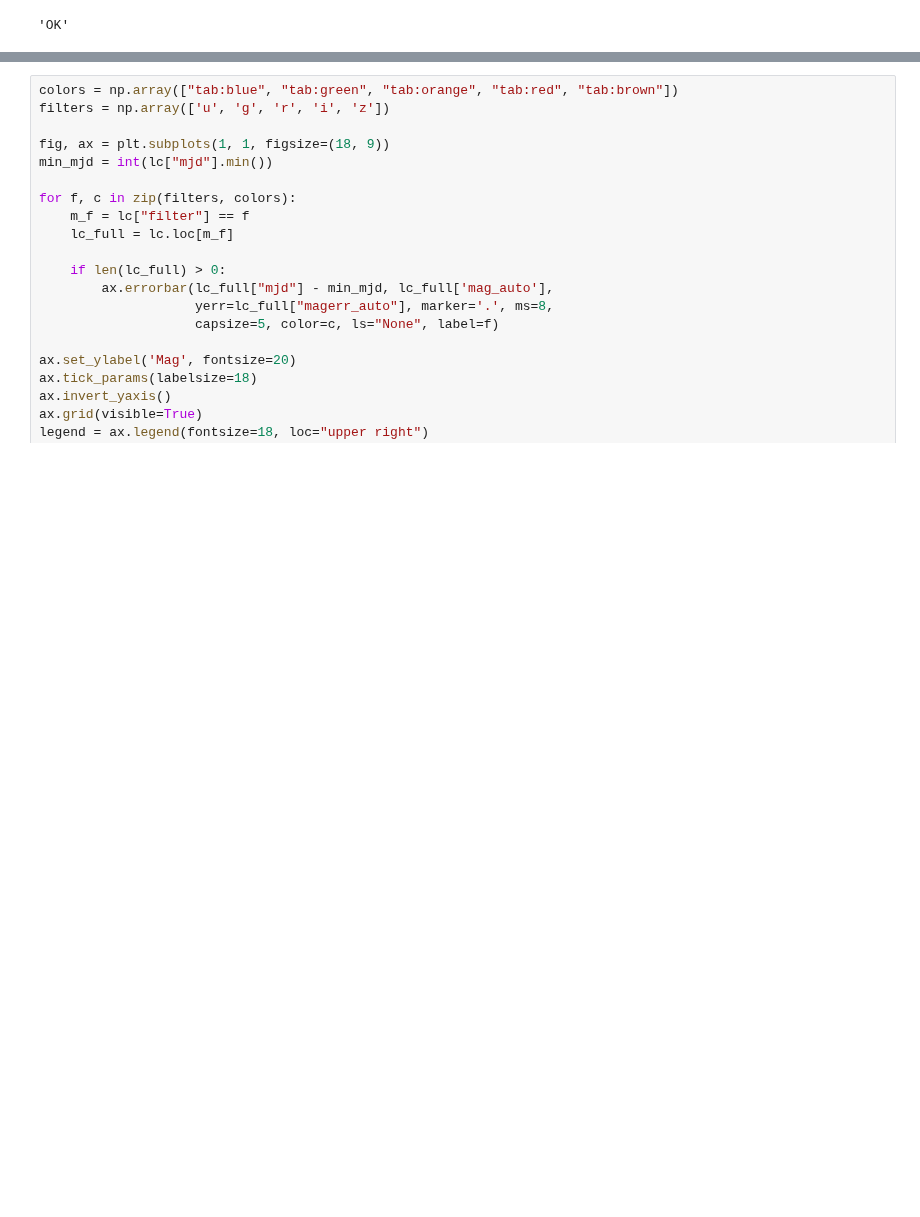
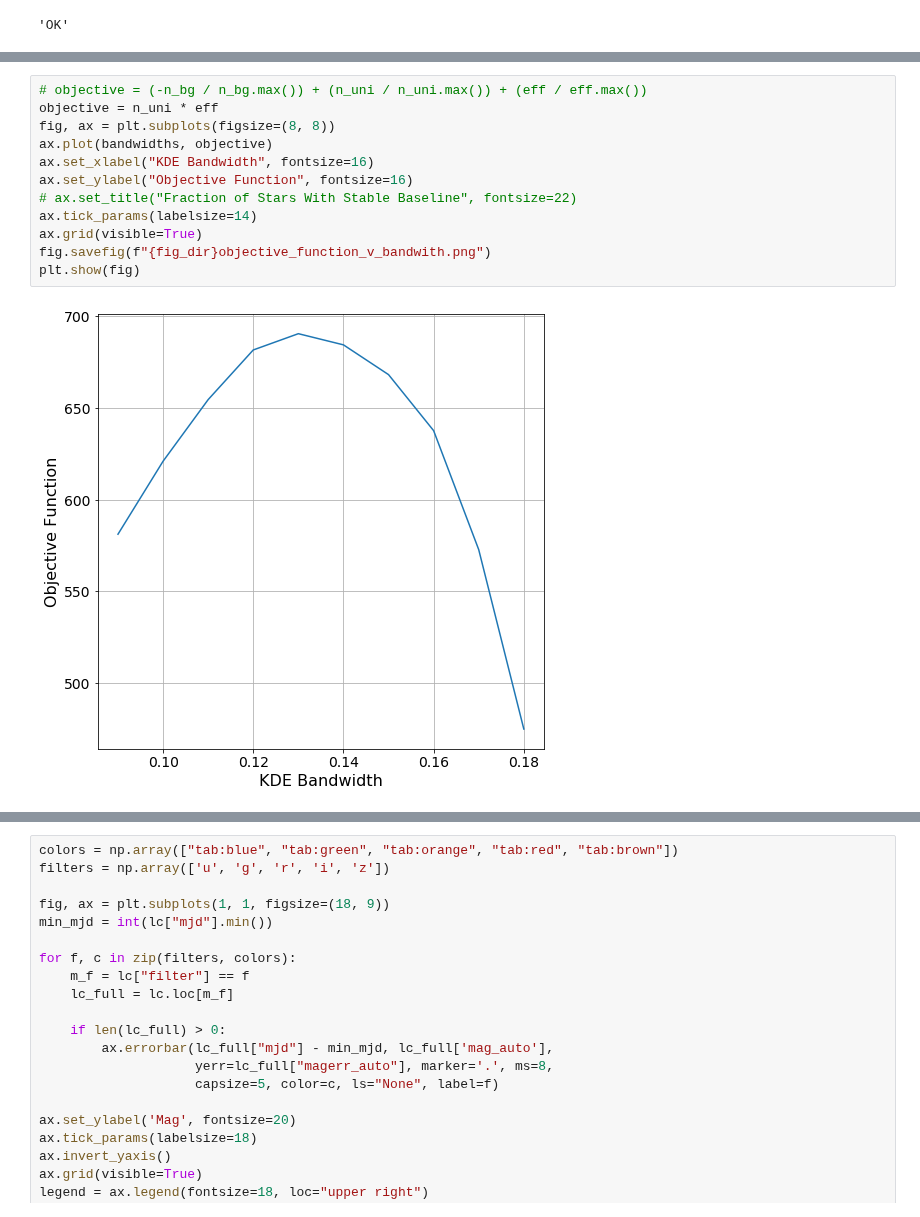
Before and after one commit to adriansh95/StringMicrolensing, a Jupyter notebook: inject_signal_nsc.ipynb, the cells around one changed output, grey strips where cells are left out. Drawn from its saved outputs; the diff is of its cells as text; blank space fills up the shorter version.

```diff
--- a/inject_signal_nsc.ipynb
+++ b/inject_signal_nsc.ipynb
@@ -163,3 +147,17 @@ qc.query(sql=qq, out="mydb://stable_lmc_ids2", timeout=1200)
+# %%
+# objective = (-n_bg / n_bg.max()) + (n_uni / n_uni.max()) + (eff / eff.max())
+objective = n_uni * eff
+fig, ax = plt.subplots(figsize=(8, 8))
+ax.plot(bandwidths, objective)
+ax.set_xlabel("KDE Bandwidth", fontsize=16)
+ax.set_ylabel("Objective Function", fontsize=16)
+# ax.set_title("Fraction of Stars With Stable Baseline", fontsize=22)
+ax.tick_params(labelsize=14)
+ax.grid(visible=True)
+fig.savefig(f"{fig_dir}objective_function_v_bandwith.png")
+plt.show(fig)
+# %% [output]
+[figure, added]
 # %%
 # bw = 0.11
 # batch_size = int(1e5)
```
Also changed, not shown: parts of 20 cells of this notebook, 1 other file.
